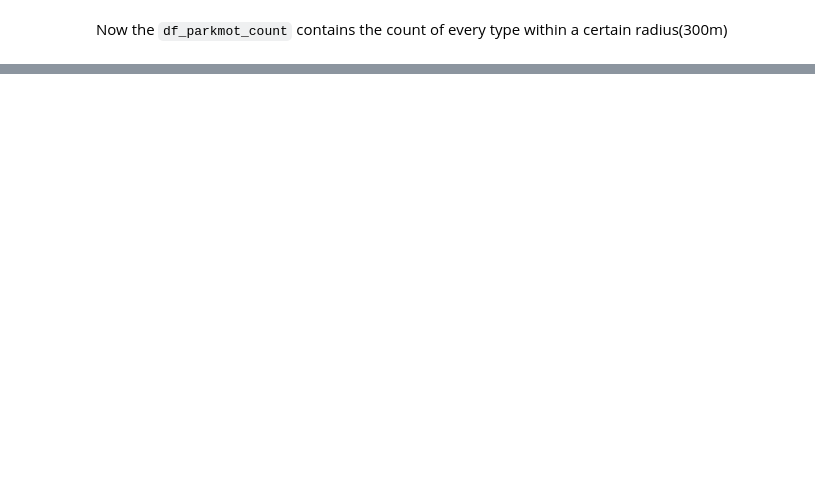
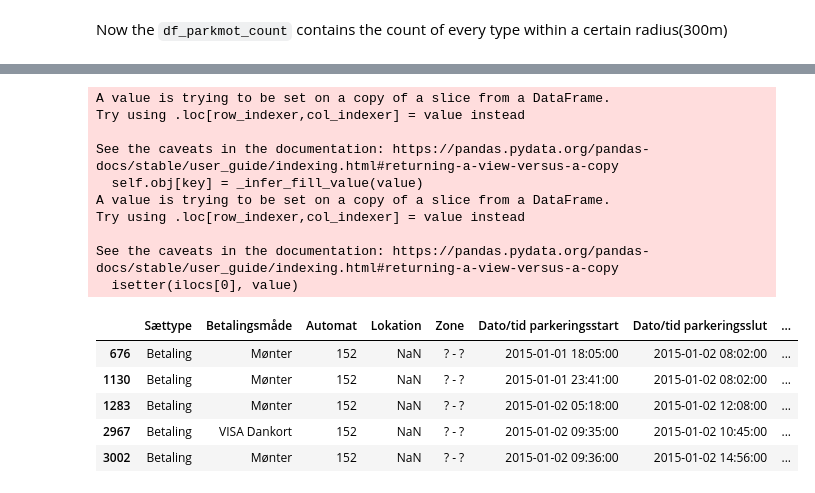
Before and after one commit to MikkiSeidenschnur/02806-Social-data-analysis-and-visualization, a Jupyter notebook: Traffic Data/parking - wenjie.ipynb, the cells around one changed output, grey strips where cells are left out. Saved outputs shown, nothing was run; the diff lists cells and outputs as text; code cells hidden in the pictures; blank space fills up the shorter version.

```diff
--- a/Traffic Data/parking - wenjie.ipynb
+++ b/Traffic Data/parking - wenjie.ipynb
@@ -318,0 +314,30 @@ df_parkomat_count
+# %%
+df_transaction_temp = df_transaction.sort_values(by=['Automat','Dato/tid parkeringsstart','Dato/tid parkeringsslut'])
+# a = t['Automat'].drop_duplicates()
+# b= df_parkomat['parkomat_id'].drop_duplicates()
+# k = pd.Series(list(set(a).intersection(set(b))))
+# k.sort_values()
+# %%
+df_transaction_now_using = df_transaction_temp[(df_transaction_temp['Dato/tid parkeringsslut']-df_transaction_temp['Dato/tid parkeringsstart'])>=pd.Timedelta(0,'s')]
+df_transaction_now_using.loc[:,'diff_time'] = (df_transaction_now_using['Dato/tid parkeringsslut'] - df_transaction_now_using['Dato/tid parkeringsstart']).dt.seconds/60
+df_transaction_now_using.loc[:,'start_hour'] = df_transaction_now_using['Dato/tid parkeringsstart'].dt.hour
+df_transaction_now_using.loc[:,'leave_hour'] = df_transaction_now_using['Dato/tid parkeringsslut'].dt.hour
+
+df_transaction_now_using.head()
+# %% [output]
+A value is trying to be set on a copy of a slice from a DataFrame.
+Try using .loc[row_indexer,col_indexer] = value instead
+
+See the caveats in the documentation: https://pandas.pydata.org/pandas-docs/stable/user_guide/indexing.html#returning-a-view-versus-a-copy
+  self.obj[key] = _infer_fill_value(value)
+A value is trying to be set on a copy of a slice from a DataFrame.
+Try using .loc[row_indexer,col_indexer] = value instead
+
+See the caveats in the documentation: https://pandas.pydata.org/pandas-docs/stable/user_guide/indexing.html#returning-a-view-versus-a-copy
+  isetter(ilocs[0], value)
+|  | Sættype | Betalingsmåde | Automat | Lokation | Zone | Dato/tid parkeringsstart | Dato/tid parkeringsslut | ... |
+| 676 | Betaling | Mønter | 152 | NaN | ? - ? | 2015-01-01 18:05:00 | 2015-01-02 08:02:00 | ... |
+| 1130 | Betaling | Mønter | 152 | NaN | ? - ? | 2015-01-01 23:41:00 | 2015-01-02 08:02:00 | ... |
+| 1283 | Betaling | Mønter | 152 | NaN | ? - ? | 2015-01-02 05:18:00 | 2015-01-02 12:08:00 | ... |
+| 2967 | Betaling | VISA Dankort | 152 | NaN | ? - ? | 2015-01-02 09:35:00 | 2015-01-02 10:45:00 | ... |
+| 3002 | Betaling | Mønter | 152 | NaN | ? - ? | 2015-01-02 09:36:00 | 2015-01-02 14:56:00 | ... |
```
Also changed, not shown: parts of 16 cells of this notebook, 1 other file.
